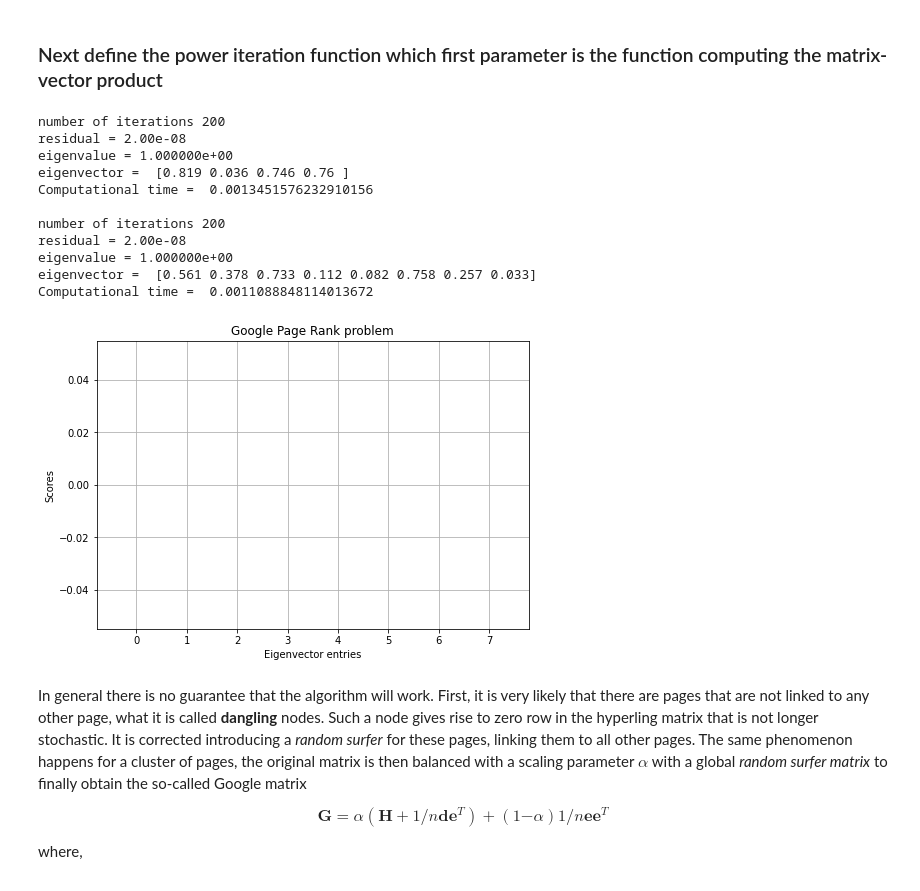
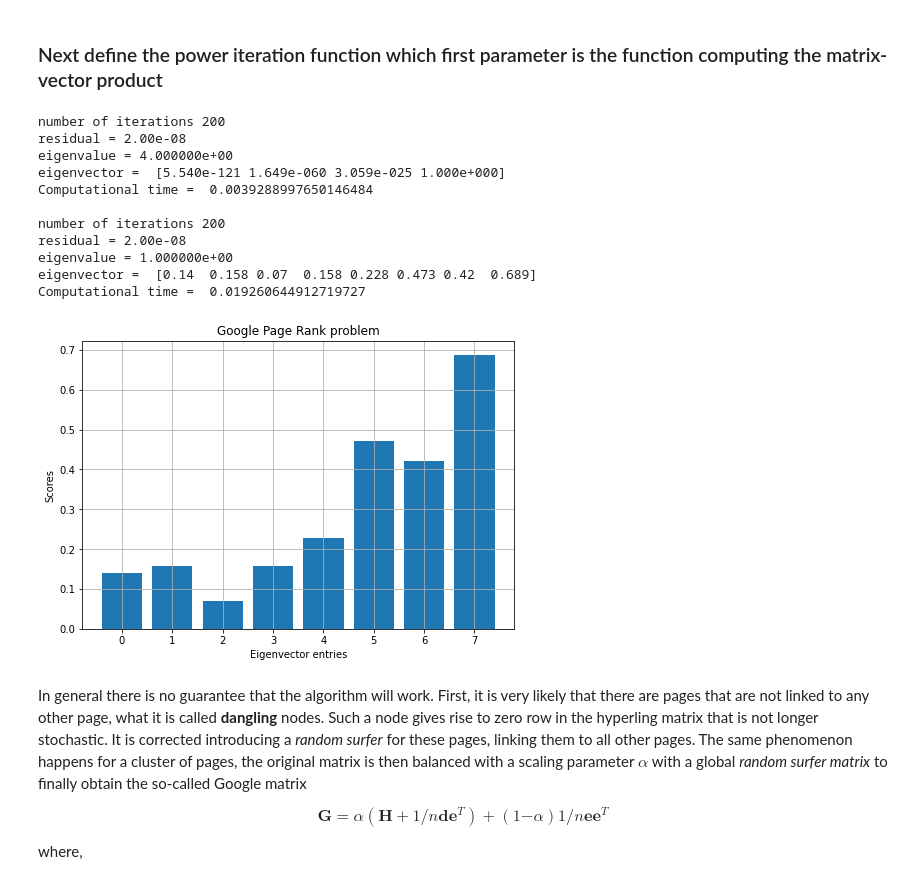
Before and after one commit to FeedAFish/4MIC-HPC, a Jupyter notebook: Ranking/ranking.ipynb, the cells around one changed output. Saved outputs shown, nothing was run; the diff lists cells and outputs as text; code cells hidden in the pictures.

```diff
--- a/Ranking/ranking.ipynb
+++ b/Ranking/ranking.ipynb
@@ -163,15 +172,17 @@ method defined below
 
 def norm1(u):
     # compute the 1-norm of the input vector u
-    return ...
+    return np.sum(np.abs(u))
+
 
 def norm2(u):
     # compute the 2-norm of the input vector u
-    return ...
+    return np.sqrt(np.sum(u**2))
 
-def dot_product(u,v):
+
+def dot_product(u, v):
     # compute the scalar product of the two input vectors u and v
-    return ...
+    return np.dot(u, v)
 # %% [markdown]
 ### Next define the power iteration function which first parameter is the function computing the matrix-vector product
 # %%
@@ -180,53 +191,59 @@ def power_iteration(matvec, G, u, v, tol=1e-8, itmax=200):
     t = time.time()
     it = 0
     diff_norm = 2*tol
-    while ( it < itmax and diff_norm > tol ):
-        ...
+    while (it < itmax and diff_norm > tol):
+        v = matvec(G.T, u)
+        l = matvec(u.T, v)
+        u = v / norm2(v)
         it += 1
-    print("\nnumber of iterations %3d"%it)
-    print("residual = %7.2e"%diff_norm)
-    print("eigenvalue = %11.6e"%l)
+    print("\nnumber of iterations %3d" % it)
+    print("residual = %7.2e" % diff_norm)
+    print("eigenvalue = %11.6e" % l)
     print("eigenvector = ", u)
     print("Computational time = ", time.time() - t)
     return l, v
+
 
 # For testing purpose define a digonal matrix so that its eigenvalues are known
 A = np.diag([1, 2, 3, 4])
 
 # Initialize the variables
 n = A.shape[0]
-u = np.random.uniform(0,1,n)
+u = np.random.uniform(0, 1, n)
 v = np.zeros(n)
 
 # Define a function that perform the matrix vector product (will be used as input parameter)
-def matvec(A,x):
+
+
+def matvec(A, x):
     return A@x
 
+
 # Call the power iteration method
-l, u = power_iteration(matvec,A,u,v)
+l, u = power_iteration(matvec, A, u, v)
 
 # Initialize the variables
 n = H.shape[0]
-u = np.random.uniform(0,1,n)
+u = np.random.uniform(0, 1, n)
 v = np.zeros(n)
 
-l, u = power_iteration(matvec,H,u,v)
+l, u = power_iteration(matvec, H, u, v)
 
 # Display the result in a bar plot
-plt_sol(H,u)
+plt_sol(H, u)
 # %% [output]
 number of iterations 200
 residual = 2.00e-08
-eigenvalue = 1.000000e+00
-eigenvector =  [0.819 0.036 0.746 0.76 ]
-Computational time =  0.0013451576232910156
+eigenvalue = 4.000000e+00
+eigenvector =  [5.540e-121 1.649e-060 3.059e-025 1.000e+000]
+Computational time =  0.0039288997650146484
 
 number of iterations 200
 residual = 2.00e-08
 eigenvalue = 1.000000e+00
-eigenvector =  [0.561 0.378 0.733 0.112 0.082 0.758 0.257 0.033]
-Computational time =  0.0011088848114013672
+eigenvector =  [0.14  0.158 0.07  0.158 0.228 0.473 0.42  0.689]
+Computational time =  0.019260644912719727
-[figure, old version]
+[figure, new version]
 # %% [markdown]
 In general there is no guarantee that the algorithm will work.
 First, it is very likely that there are pages that are not linked
```
Also changed, not shown: parts of 3 cells of this notebook.
